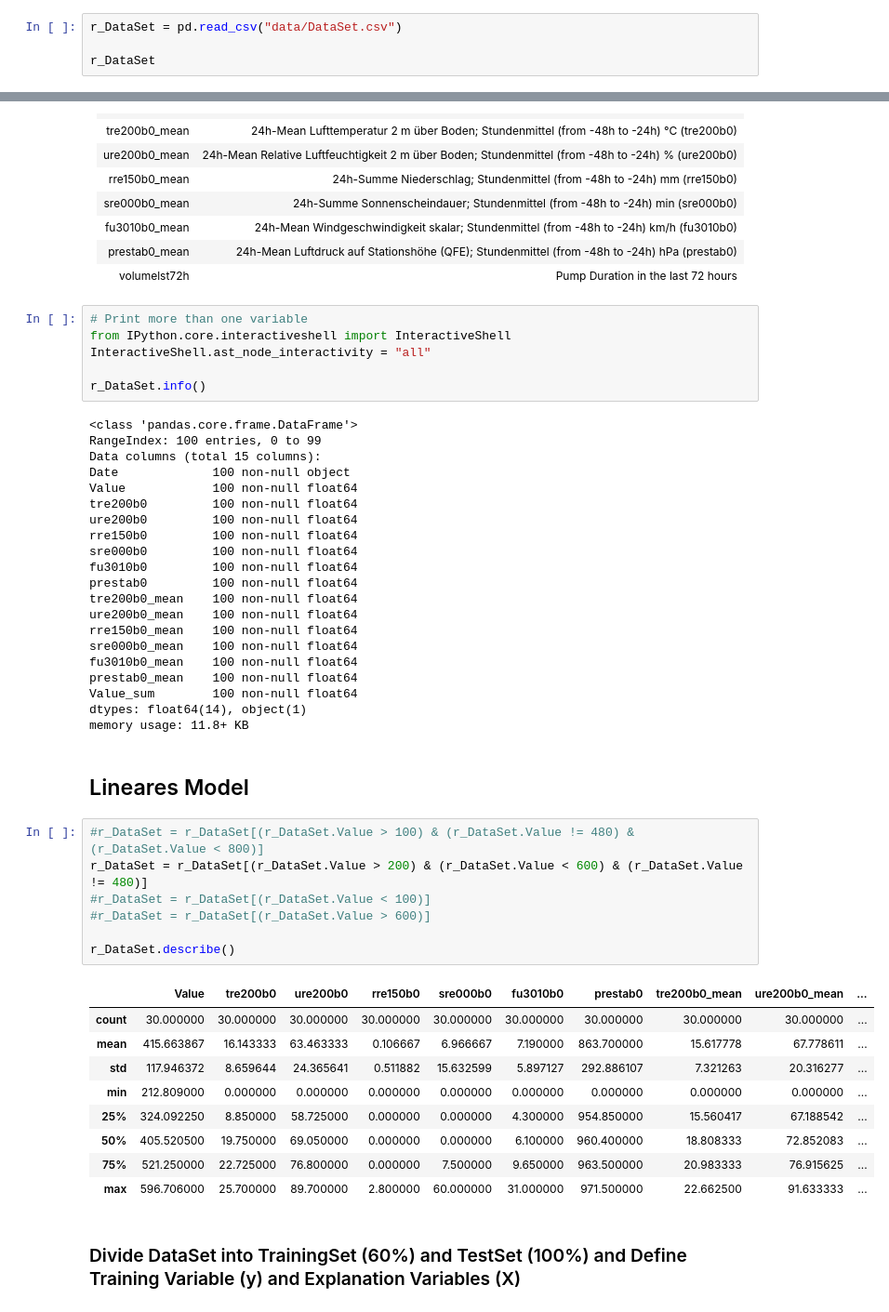
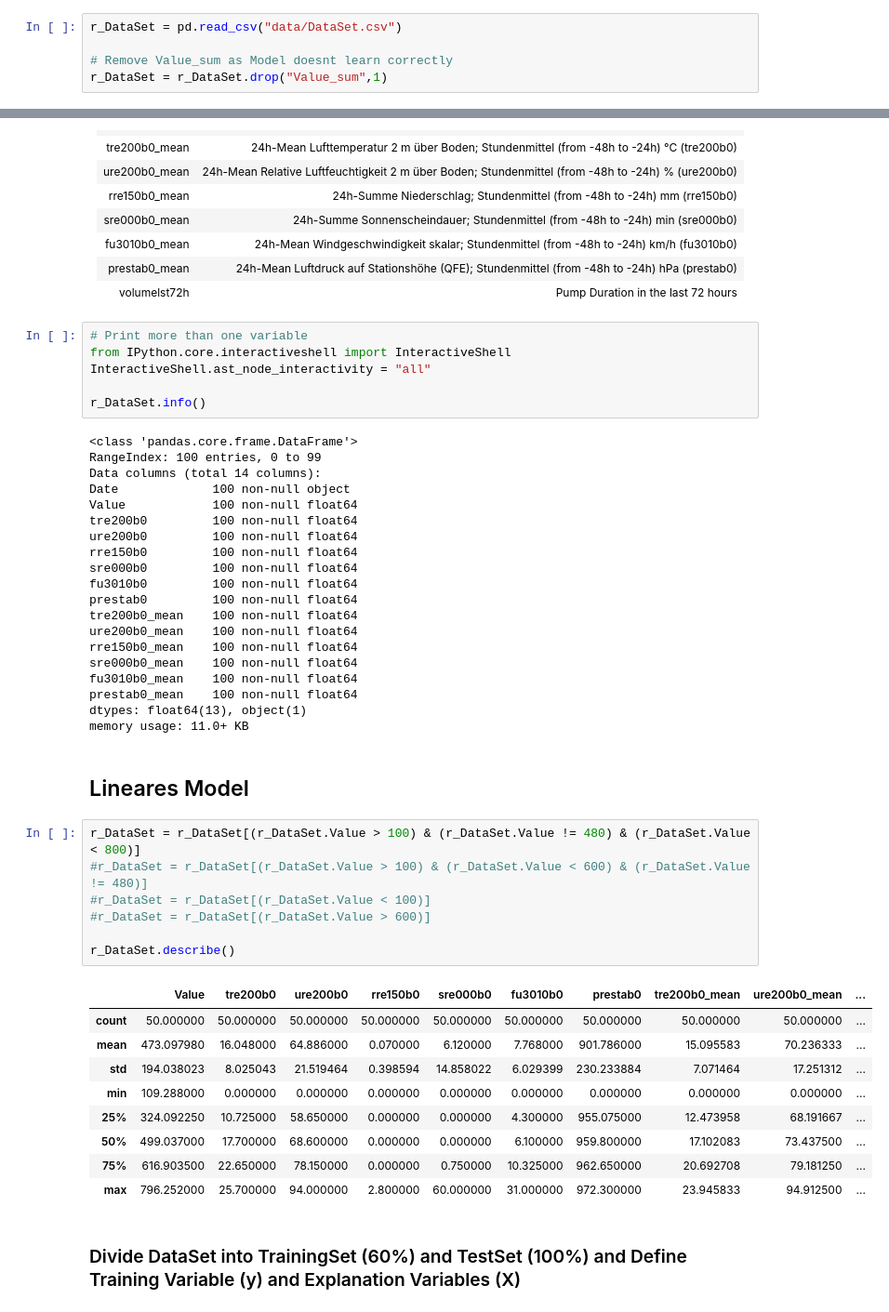
Before and after one commit to airigare/AI, a Jupyter notebook: Train.LinearModel.ipynb, the cells around one changed output, grey strips where cells are left out. Shown at 93% size. Saved outputs shown, nothing was run; the diff lists cells and outputs as text.

```diff
--- a/Train.LinearModel.ipynb
+++ b/Train.LinearModel.ipynb
@@ -22,4 +22,5 @@ import predictiveanalytics as pa
 # %%
 r_DataSet = pd.read_csv("data/DataSet.csv")
 
-r_DataSet
+# Remove Value_sum as Model doesnt learn correctly
+r_DataSet = r_DataSet.drop("Value_sum",1)
@@ -74,7 +56,7 @@ r_DataSet.info()
 # %% [output]
 <class 'pandas.core.frame.DataFrame'>
 RangeIndex: 100 entries, 0 to 99
-Data columns (total 15 columns):
+Data columns (total 14 columns):
 Date             100 non-null object
 Value            100 non-null float64
 tre200b0         100 non-null float64
@@ -89,28 +71,27 @@ rre150b0_mean    100 non-null float64
 sre000b0_mean    100 non-null float64
 fu3010b0_mean    100 non-null float64
 prestab0_mean    100 non-null float64
-Value_sum        100 non-null float64
-dtypes: float64(14), object(1)
-memory usage: 11.8+ KB
+dtypes: float64(13), object(1)
+memory usage: 11.0+ KB
 # %% [markdown]
 ## Lineares Model
 # %%
-#r_DataSet = r_DataSet[(r_DataSet.Value > 100) & (r_DataSet.Value != 480) & (r_DataSet.Value < 800)]
-r_DataSet = r_DataSet[(r_DataSet.Value > 200) & (r_DataSet.Value < 600) & (r_DataSet.Value != 480)]
+r_DataSet = r_DataSet[(r_DataSet.Value > 100) & (r_DataSet.Value != 480) & (r_DataSet.Value < 800)]
+#r_DataSet = r_DataSet[(r_DataSet.Value > 100) & (r_DataSet.Value < 600) & (r_DataSet.Value != 480)]
 #r_DataSet = r_DataSet[(r_DataSet.Value < 100)]
 #r_DataSet = r_DataSet[(r_DataSet.Value > 600)]
 
 r_DataSet.describe()
 # %% [output]
 |  | Value | tre200b0 | ure200b0 | rre150b0 | sre000b0 | fu3010b0 | prestab0 | tre200b0_mean | ure200b0_mean | ... |
-| count | 30.000000 | 30.000000 | 30.000000 | 30.000000 | 30.000000 | 30.000000 | 30.000000 | 30.000000 | 30.000000 | ... |
-| mean | 415.663867 | 16.143333 | 63.463333 | 0.106667 | 6.966667 | 7.190000 | 863.700000 | 15.617778 | 67.778611 | ... |
-| std | 117.946372 | 8.659644 | 24.365641 | 0.511882 | 15.632599 | 5.897127 | 292.886107 | 7.321263 | 20.316277 | ... |
-| min | 212.809000 | 0.000000 | 0.000000 | 0.000000 | 0.000000 | 0.000000 | 0.000000 | 0.000000 | 0.000000 | ... |
-| 25% | 324.092250 | 8.850000 | 58.725000 | 0.000000 | 0.000000 | 4.300000 | 954.850000 | 15.560417 | 67.188542 | ... |
-| 50% | 405.520500 | 19.750000 | 69.050000 | 0.000000 | 0.000000 | 6.100000 | 960.400000 | 18.808333 | 72.852083 | ... |
-| 75% | 521.250000 | 22.725000 | 76.800000 | 0.000000 | 7.500000 | 9.650000 | 963.500000 | 20.983333 | 76.915625 | ... |
-| max | 596.706000 | 25.700000 | 89.700000 | 2.800000 | 60.000000 | 31.000000 | 971.500000 | 22.662500 | 91.633333 | ... |
+| count | 50.000000 | 50.000000 | 50.000000 | 50.000000 | 50.000000 | 50.000000 | 50.000000 | 50.000000 | 50.000000 | ... |
+| mean | 473.097980 | 16.048000 | 64.886000 | 0.070000 | 6.120000 | 7.768000 | 901.786000 | 15.095583 | 70.236333 | ... |
+| std | 194.038023 | 8.025043 | 21.519464 | 0.398594 | 14.858022 | 6.029399 | 230.233884 | 7.071464 | 17.251312 | ... |
+| min | 109.288000 | 0.000000 | 0.000000 | 0.000000 | 0.000000 | 0.000000 | 0.000000 | 0.000000 | 0.000000 | ... |
+| 25% | 324.092250 | 10.725000 | 58.650000 | 0.000000 | 0.000000 | 4.300000 | 955.075000 | 12.473958 | 68.191667 | ... |
+| 50% | 499.037000 | 17.700000 | 68.600000 | 0.000000 | 0.000000 | 6.100000 | 959.800000 | 17.102083 | 73.437500 | ... |
+| 75% | 616.903500 | 22.650000 | 78.150000 | 0.000000 | 0.750000 | 10.325000 | 962.650000 | 20.692708 | 79.181250 | ... |
+| max | 796.252000 | 25.700000 | 94.000000 | 2.800000 | 60.000000 | 31.000000 | 972.300000 | 23.945833 | 94.912500 | ... |
 # %% [markdown]
 ### Divide DataSet into TrainingSet (60%) and TestSet (100%) and Define Training Variable (y) and Explanation Variables (X)
 # %%
```
Also changed, not shown: parts of 5 cells of this notebook, 4 other files.
